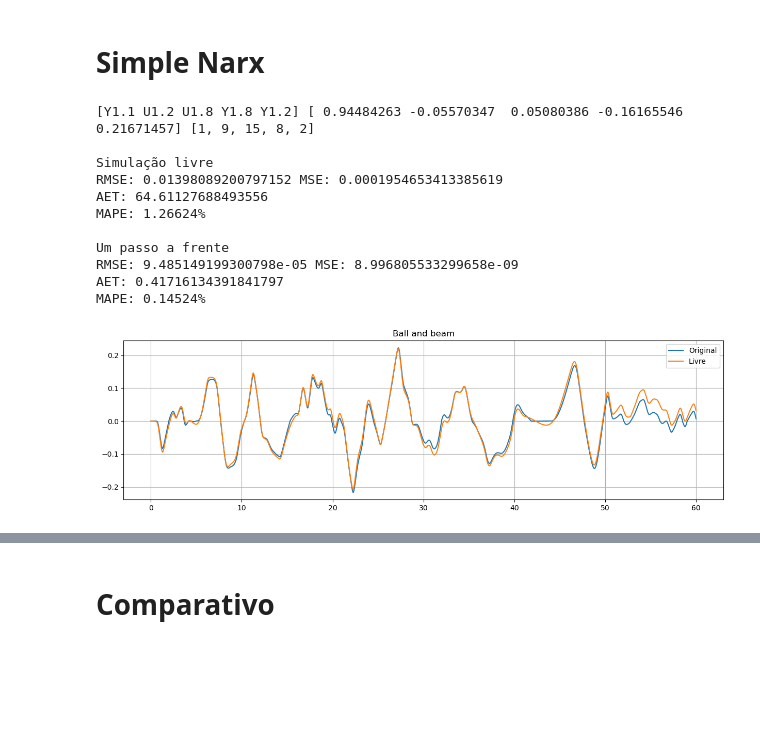
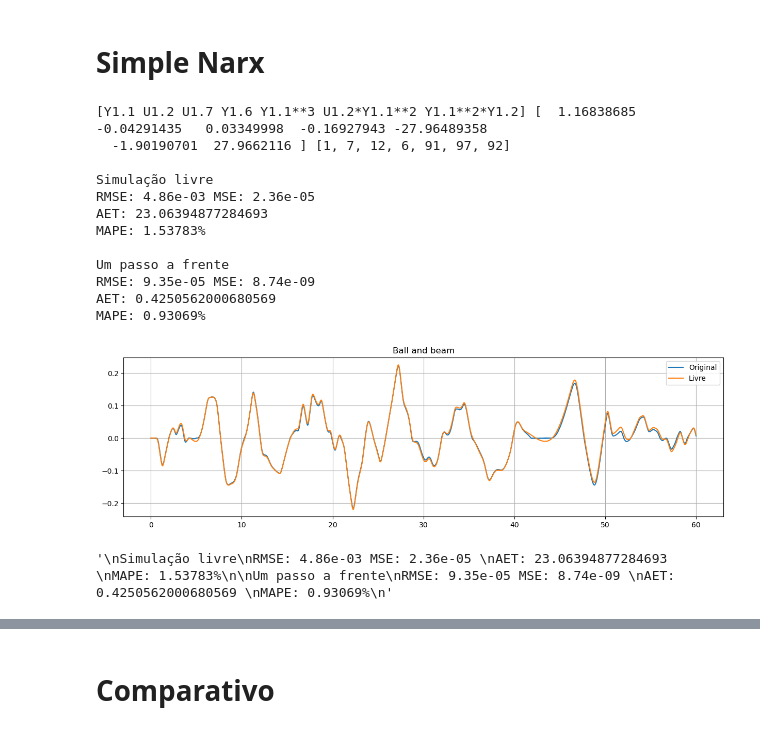
Before and after one commit to JonhLucas/NARX_MISO, a Jupyter notebook: ballBeamIdWithFriction.ipynb, the cells around one changed output, grey strips where cells are left out. Saved outputs shown, nothing was run; the diff lists cells and outputs as text; code cells hidden in the pictures; blank space fills up the shorter version.

```diff
--- a/ballBeamIdWithFriction.ipynb
+++ b/ballBeamIdWithFriction.ipynb
@@ -55,18 +55,21 @@ plt.show()
 # %%
 ui = np.reshape(u, (1, -1)).copy()
 yi = np.reshape(y, (1, -1)).copy()
+
+'''
+amplitude = 0.000001
+yi = yi + np.random.uniform(-amplitude, amplitude, yi.shape)
+mean_gaussian = 0
+std_gaussian = 0.000005
+noise_gaussian = np.random.normal(mean_gaussian, std_gaussian, yi.shape)
+yi += noise_gaussian'''
+
 yi[0,1:] = (yi[0,1:] - yi[0,:-1]) / dt
-#yi[0,1:] = (yi[0,1:] - yi[0,:-1]) / dt
-'''yi = np.reshape(my_data[:, 1], (1, -1)).copy()
 
-amplitude = 0.00001
-yi = yi + np.random.uniform(-amplitude, amplitude, yi.shape)
-delay = 0
-'''
 output = 0
 num = [10]
 params = []
-params.append({'nb':[8],'na':[8], 'level':2, 'nonlinear':[0,5,0,0,1], 'root':False, 'delay':2, 'diff':False, 'ymodifier':[0,0]})
+params.append({'nb':[8],'na':[8], 'level':2, 'nonlinear':[0,5,0,0,1, 0,0,0,0,0], 'root':False, 'delay':2, 'diff':False, 'ymodifier':[0,0]})
 
 sselector = structureSelector()
 clip.setLimit(-0.2, 0.2)
@@ -339,51 +343,63 @@ plt.show()
 # %%
 
 output = 0
-num = [6]
+num = [10]
 params = []
-params.append({'nb':[8],'na':[8], 'level':3, 'nonlinear':[0,0,0,0,0], 'root':False, 'delay':1, 'diff':False, 'ymodifier':[0,0]})
+params.append({'nb':[6],'na':[7], 'level':3, 'nonlinear':[0,0,0,0,0], 'root':False, 'delay':1, 'diff':False, 'ymodifier':[0,0]})
 
 sselector = structureSelector()
-#clip.setLimit(-0.2, 0.2)
 ss = sselector.symbolic_regressors(**params[output], intg=False)
-
+#print(ss)
 vCandidatos = sselector.matrix_candidate(ui, yi, **params[output], dt=dt, intg=False)
 
 pad = max(max(params[output]['nb']), max(params[output]['na']))
 psi, selected  = sselector.semp(vCandidatos.T, yi[output, pad:], num[output], 1e-13)
 
 model = ss[selected]
 
 theta = LSM(yi[output, pad:], psi)
 print(model, theta, selected)
 
 model = ss[selected]
 
 polinomial_slivre = sselector.predict(ui, yi, theta, ss[selected], params[output]['nb'], params[output]['na'], output, params[output]['delay'], params[output]['diff'], dt=dt, intg=False)
 print("\nSimulação livre")
 metrics(yi, polinomial_slivre)
 '''
 yhat = sselector.oneStepForward(ui, yi, theta, ss[selected], params[output]['nb'], params[output]['na'], output, params[output]['diff'], dt=dt, intg=False)
 print("\nUm passo a frente")
 metrics(yi, yhat)
 '''
 yhat = sselector.oneStepForward2(u=ui, y=yi, theta=theta, selected=selected, nb=params[output]['nb'], na=params[output]['na'], level=params[output]['level'], index=output, root=params[output]['root'], delay=params[output]['delay'], diff=params[output]['diff'], dt=dt, intg=False, nonlinear=params[output]['nonlinear'], ymodifier=params[output]['ymodifier'])
 print("\nUm passo a frente")
 metrics(yi, yhat)
 
 plt.figure(figsize=(15,4));plt.title("Ball and beam")
 plt.plot(t, yi.T, label='Original');plt.plot(t, polinomial_slivre, label='Livre')
 plt.legend();plt.grid();plt.show()
+'''
+Simulação livre
+RMSE: 4.86e-03 MSE: 2.36e-05
+AET: 23.06394877284693
+MAPE: 1.53783%
+
+Um passo a frente
+RMSE: 9.35e-05 MSE: 8.74e-09
+AET: 0.4250562000680569
+MAPE: 0.93069%
+'''
 # %% [output]
-[Y1.1 U1.2 U1.8 Y1.8 Y1.2] [ 0.94484263 -0.05570347  0.05080386 -0.16165546  0.21671457] [1, 9, 15, 8, 2]
+[Y1.1 U1.2 U1.7 Y1.6 Y1.1**3 U1.2*Y1.1**2 Y1.1**2*Y1.2] [  1.16838685  -0.04291435   0.03349998  -0.16927943 -27.96489358
+  -1.90190701  27.9662116 ] [1, 7, 12, 6, 91, 97, 92]
 
 Simulação livre
-RMSE: 0.01398089200797152 MSE: 0.0001954653413385619
-AET: 64.61127688493556
-MAPE: 1.26624%
+RMSE: 4.86e-03 MSE: 2.36e-05
+AET: 23.06394877284693
+MAPE: 1.53783%
 
 Um passo a frente
-RMSE: 9.485149199300798e-05 MSE: 8.996805533299658e-09
-AET: 0.41716134391841797
-MAPE: 0.14524%
+RMSE: 9.35e-05 MSE: 8.74e-09
+AET: 0.4250562000680569
+MAPE: 0.93069%
-[figure, old version]
+[figure, new version]
+'\nSimulação livre\nRMSE: 4.86e-03 MSE: 2.36e-05 \nAET: 23.06394877284693 \nMAPE: 1.53783%\n\nUm passo a frente\nRMSE: 9.35e-05 MSE: 8.74e-09 \nAET: 0.4250562000680569 \nMAPE: 0.93069%\n'
```
Also changed, not shown: parts of 14 cells of this notebook, 3 other files.
